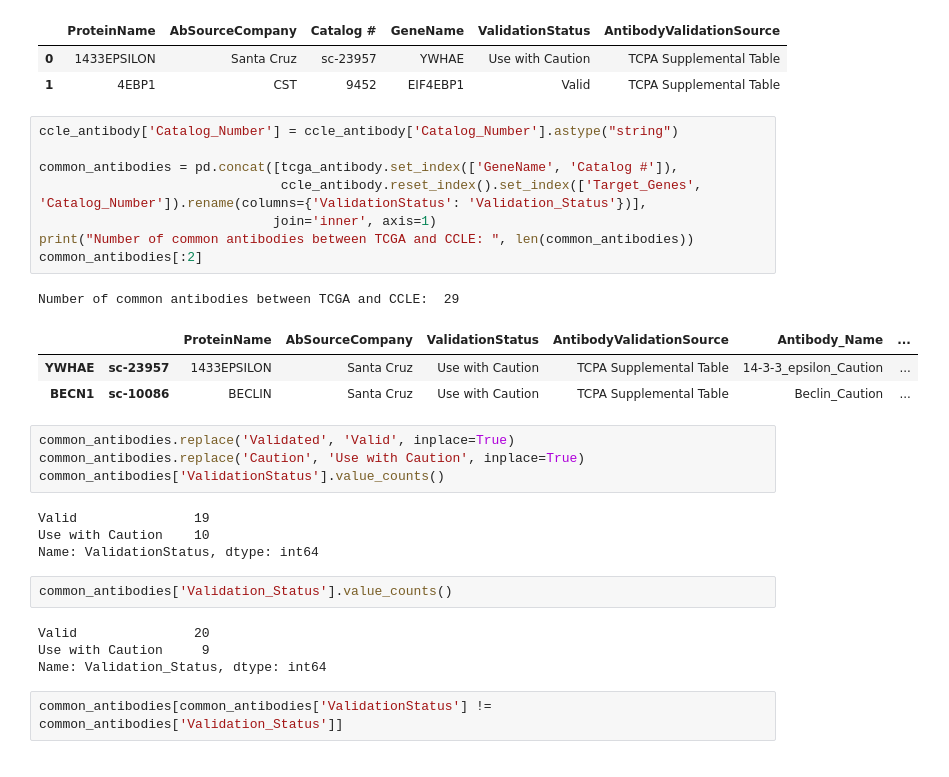
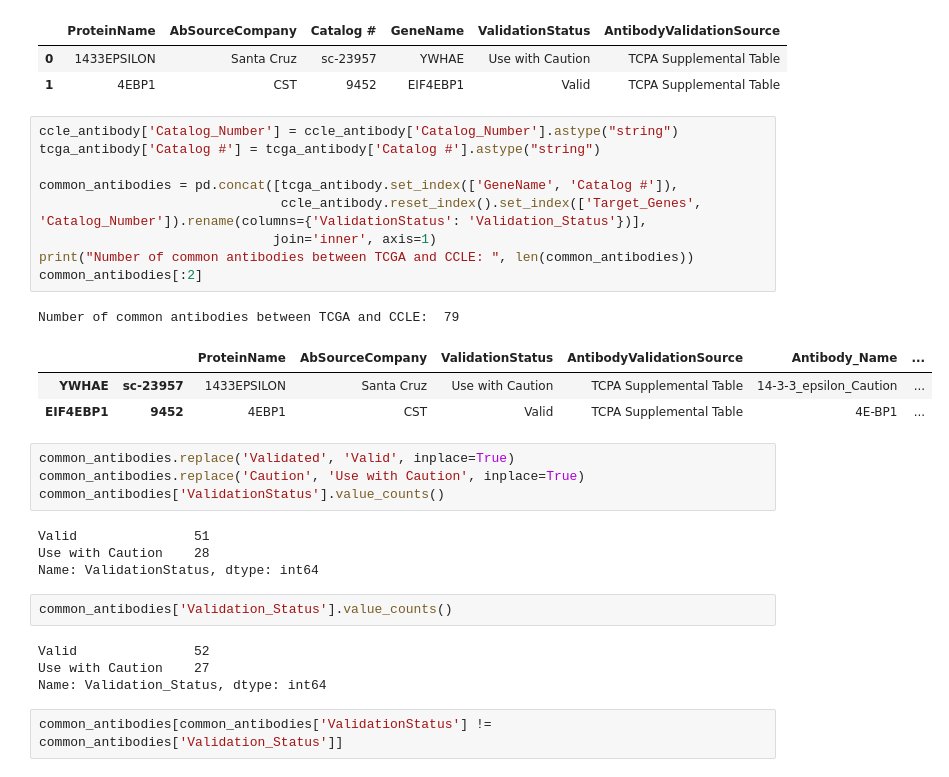
Before and after one commit to SwathiRUpadhya/antibody_quality_limitations, a Jupyter notebook: data_processing_and_analysis/04_validate_results_using_CCLE.ipynb, the cells around one changed output. Saved outputs shown, nothing was run; the diff lists cells and outputs as text.

```diff
--- a/data_processing_and_analysis/04_validate_results_using_CCLE.ipynb
+++ b/data_processing_and_analysis/04_validate_results_using_CCLE.ipynb
@@ -108,30 +108,31 @@ tcga_antibody[:2]
 | 1 | 4EBP1 | CST | 9452 | EIF4EBP1 | Valid | TCPA Supplemental Table |
 # %%
 ccle_antibody['Catalog_Number'] = ccle_antibody['Catalog_Number'].astype("string")
+tcga_antibody['Catalog #'] = tcga_antibody['Catalog #'].astype("string")
 
 common_antibodies = pd.concat([tcga_antibody.set_index(['GeneName', 'Catalog #']),
                                ccle_antibody.reset_index().set_index(['Target_Genes', 'Catalog_Number']).rename(columns={'ValidationStatus': 'Validation_Status'})],
                               join='inner', axis=1)
 print("Number of common antibodies between TCGA and CCLE: ", len(common_antibodies))
 common_antibodies[:2]
 # %% [output]
-Number of common antibodies between TCGA and CCLE:  29
+Number of common antibodies between TCGA and CCLE:  79
 |  |  | ProteinName | AbSourceCompany | ValidationStatus | AntibodyValidationSource | Antibody_Name | ... |
 | YWHAE | sc-23957 | 1433EPSILON | Santa Cruz | Use with Caution | TCPA Supplemental Table | 14-3-3_epsilon_Caution | ... |
-| BECN1 | sc-10086 | BECLIN | Santa Cruz | Use with Caution | TCPA Supplemental Table | Beclin_Caution | ... |
+| EIF4EBP1 | 9452 | 4EBP1 | CST | Valid | TCPA Supplemental Table | 4E-BP1 | ... |
 # %%
 common_antibodies.replace('Validated', 'Valid', inplace=True)
 common_antibodies.replace('Caution', 'Use with Caution', inplace=True)
 common_antibodies['ValidationStatus'].value_counts()
 # %% [output]
-Valid               19
-Use with Caution    10
+Valid               51
+Use with Caution    28
 Name: ValidationStatus, dtype: int64
 # %%
 common_antibodies['Validation_Status'].value_counts()
 # %% [output]
-Valid               20
-Use with Caution     9
+Valid               52
+Use with Caution    27
 Name: Validation_Status, dtype: int64
 # %%
 common_antibodies[common_antibodies['ValidationStatus'] != common_antibodies['Validation_Status']]
```
Also changed, not shown: 3 other files.
